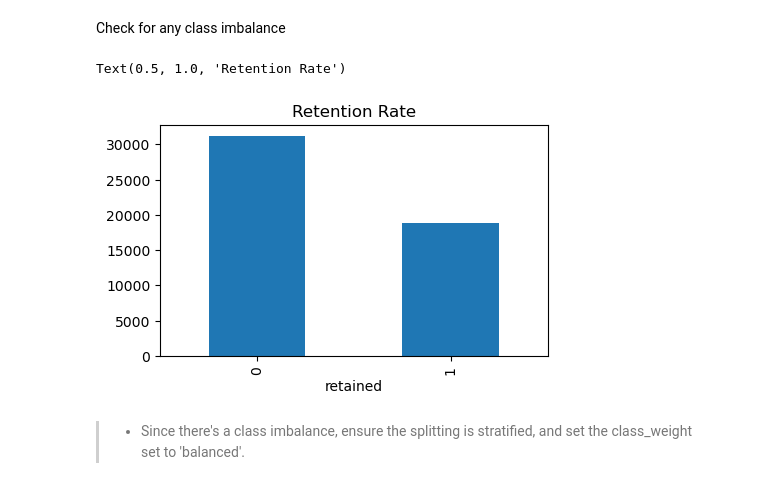
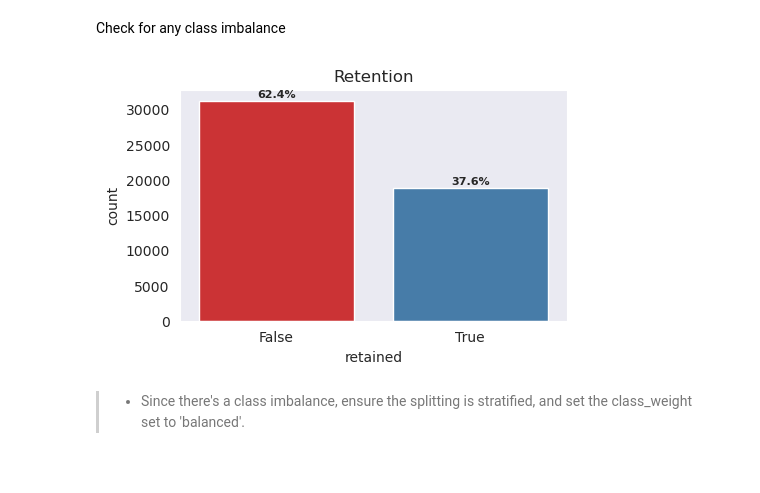
Before and after one commit to ds-edu/ml-classif-ultimate-tech, a Jupyter notebook: ultimate_tech_churn.ipynb, the cells around one changed output. Cells and saved outputs as stored; diff of their text form; code cells hidden in the pictures.

Commit message:
V1.2: Imputation and Chi2

```diff
--- a/ultimate_tech_churn.ipynb
+++ b/ultimate_tech_churn.ipynb
@@ -94,3 +94,31 @@ weekday_pct                  0
 avg_dist                     0
 avg_rating_by_driver       201
 dtype: int64
+# %%
+
+from sklearn.experimental import enable_iterative_imputer
+from sklearn.impute import SimpleImputer, KNNImputer, IterativeImputer
+
+
+def iterative_imputer(p_data, p_col, p_strategy='mean', rs=33):
+    """
+    Impute missing values in a DataFrame using the specified strategy.
+
+    Parameters:
+    - p_data: DataFrame with missing values
+    - p_col: Column name to impute
+    - p_strategy: Imputation strategy ('mean', 'median', 'most_frequent')
+
+    Returns:
+    - numpy array with imputed values
+    """
+    imputer  = IterativeImputer(random_state=rs, initial_strategy=p_strategy)
+    imputed = imputer.fit_transform(p_data[[p_col]])
+    return imputed
+# %%
+# Impute missing rating values via IterativeImputer()
+cols_num_impute = ['avg_rating_of_driver', 'avg_rating_by_driver']
+
+for col in cols_num_impute:
+    df[col] = iterative_imputer(df, col, p_strategy='mean')
+    print(f"Imputed {col} using IterativeImputer with mean strategy.")
@@ -168,12 +215,21 @@ y = y.astype(int)
 # %% [markdown]
 Check for any class imbalance
 # %%
+sns.set_style('dark')
+
 plt.figure(figsize=(5, 3))
-y.value_counts().plot(kind='bar')
-plt.title('Retention Rate')
+
+ax = sns.countplot(x='retained', data=df, palette='Set1',hue='retained')
+
+plt.title('Retention')
+plt.legend().remove()
+
+total = y.count()
+
+for container in ax.containers:
+    ax.bar_label(container, labels=[f'{(v/total)*100:0.1f}%' for v in container.datavalues], weight='bold', label_type='edge', fontsize=8, padding=1)
 # %% [output]
-Text(0.5, 1.0, 'Retention Rate')
-[figure, old version]
+[figure, new version]
 # %% [markdown]
 > - Since there's a class imbalance, ensure the splitting is stratified, and set the class_weight set to 'balanced'.
 # %%
```
Also changed, not shown: parts of 18 cells of this notebook.
